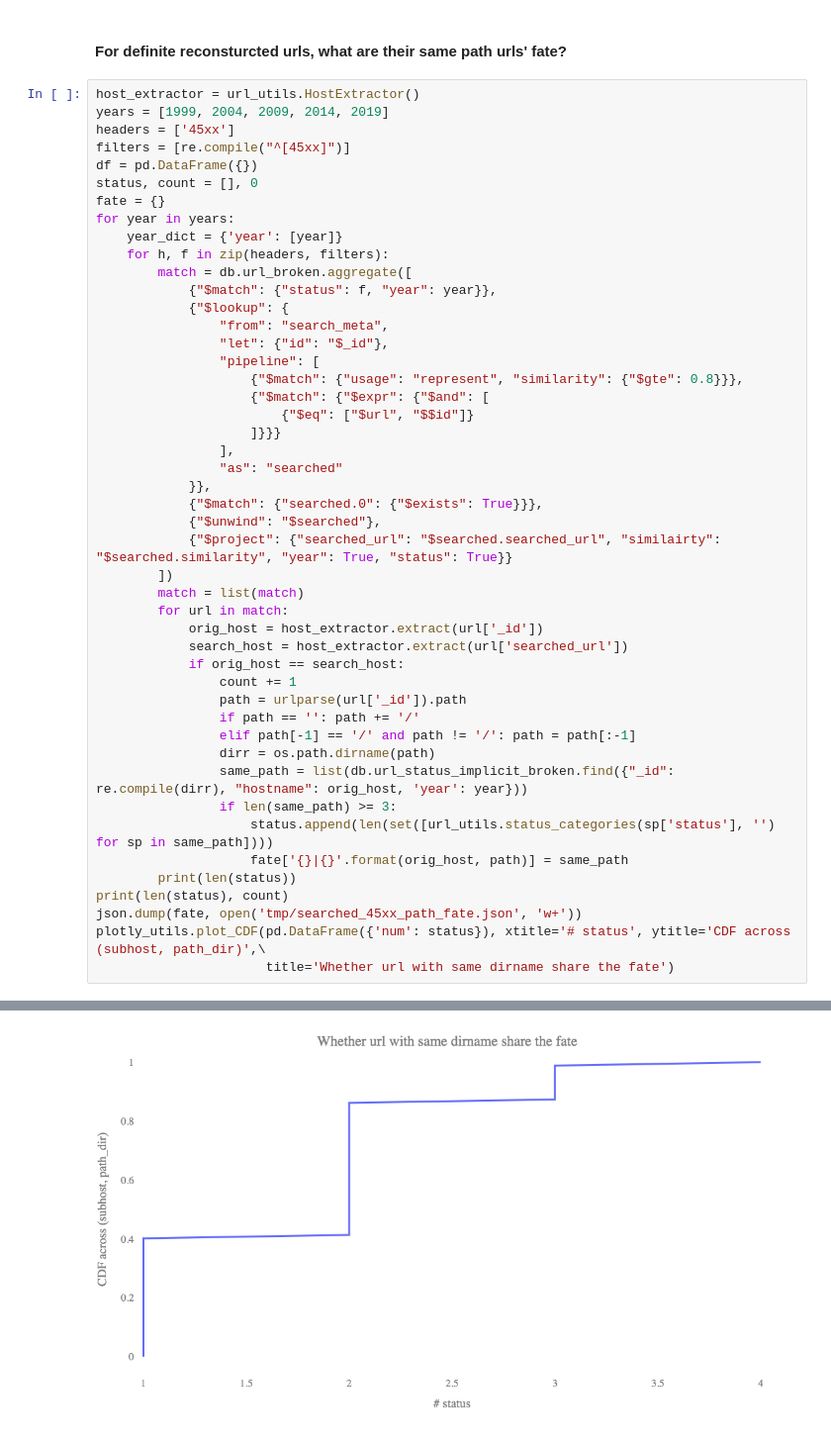
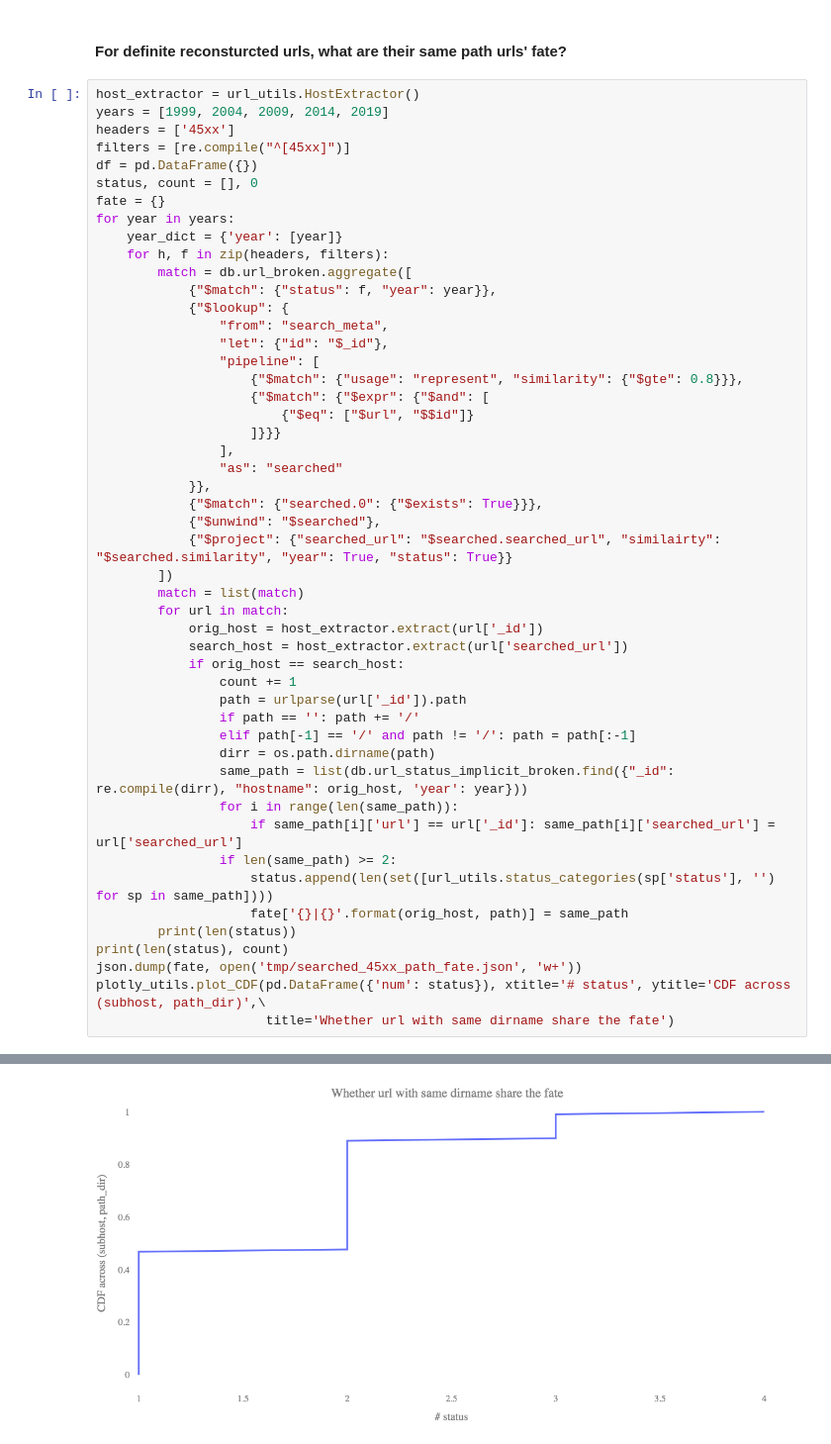
Before and after one commit to JingyZhu/fable, a Jupyter notebook: broken_inspection.ipynb, the cells around one changed output, grey strips where cells are left out. Shown at 99% size. Saved outputs shown, nothing was run; the diff lists cells and outputs as text.

```diff
--- a/broken_inspection.ipynb
+++ b/broken_inspection.ipynb
@@ -308,7 +310,9 @@ for year in years:
                 elif path[-1] == '/' and path != '/': path = path[:-1]
                 dirr = os.path.dirname(path)
                 same_path = list(db.url_status_implicit_broken.find({"_id": re.compile(dirr), "hostname": orig_host, 'year': year}))
-                if len(same_path) >= 3:
+                for i in range(len(same_path)):
+                    if same_path[i]['url'] == url['_id']: same_path[i]['searched_url'] = url['searched_url']
+                if len(same_path) >= 2:
                     status.append(len(set([url_utils.status_categories(sp['status'], '') for sp in same_path])))
                     fate['{}|{}'.format(orig_host, path)] = same_path
         print(len(status))
@@ -326 +330 @@ plotly_utils.plot_CDF(pd.DataFrame({'num': status}), xtitle='# status', ytitle='
-[figure, old version]
+[figure, new version]
```
Also changed, not shown: parts of 5 cells of this notebook, 2 other files.
